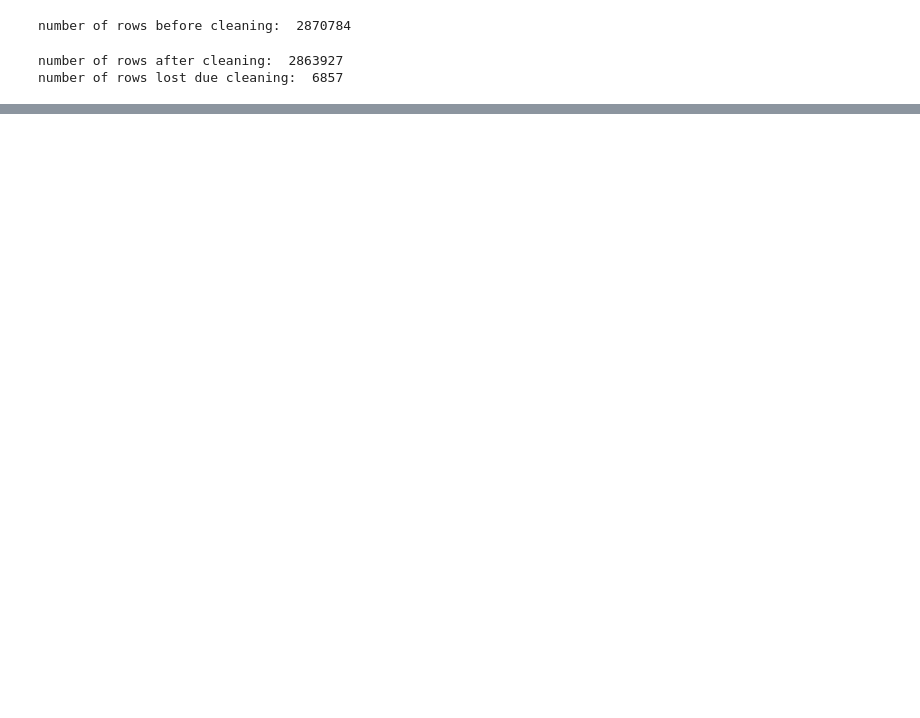
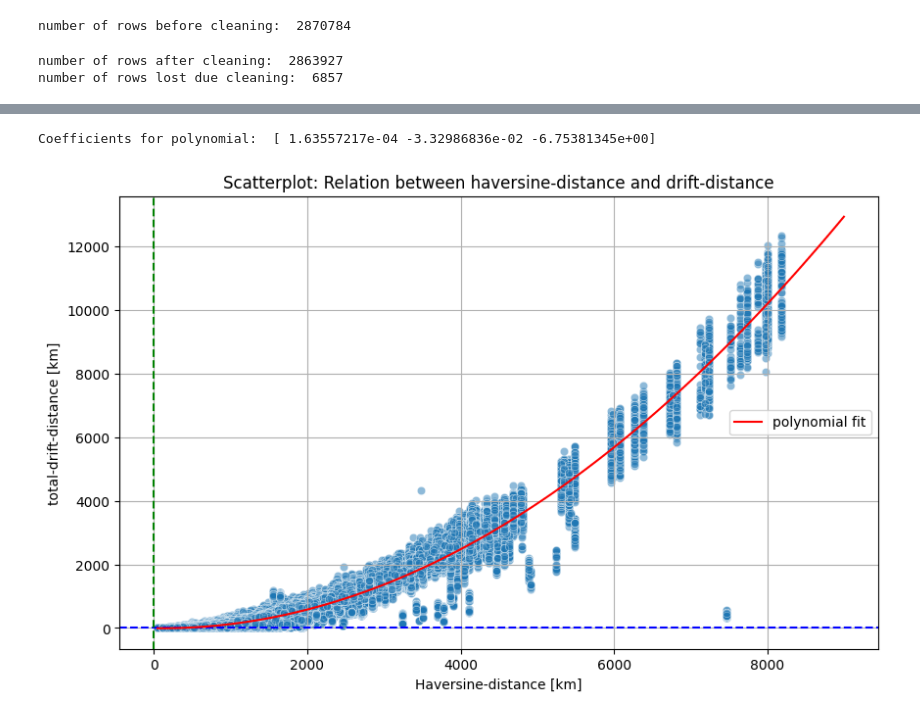
Before and after one commit to janiejestemja/coriolis_flights, a Jupyter notebook: coriolis_analysis_04.ipynb, the cells around one changed output, grey strips where cells are left out. Drawn from its saved outputs; the diff is of its cells as text; code cells hidden in the pictures; blank space fills up the shorter version.

```diff
--- a/coriolis_analysis_04.ipynb
+++ b/coriolis_analysis_04.ipynb
@@ -104,3 +104,33 @@ plt.show()
+# %%
+# let's see how a quadratic curve fits
+coefs = np.polyfit(fdf_merged["haversine_distance"], fdf_merged["total_drift_distance"], 2)
+print("Coefficients for polynomial: ", coefs)
+# %% [output]
+Coefficients for polynomial:  [ 1.63557217e-04 -3.32986836e-02 -6.75381345e+00]
+# %%
+# setup polynomial for plot
+poly_x_vals = np.linspace(fdf_merged["haversine_distance"].min(), 9000, 100) # 9000 is to cut off plot
+poly_y_vals = np.polyval(coefs, poly_x_vals)
+# %%
+# checking if model checks out visually
+plt.figure(figsize=(10, 6))
+sns.scatterplot(x="haversine_distance", y="total_drift_distance", data=fdf_merged, alpha=0.5)
+
+plt.title("Scatterplot: Relation between haversine-distance and drift-distance")
+plt.xlabel("Haversine-distance [km]")
+plt.ylabel("total-drift-distance [km]")
+
+plt.axhline(0, color="blue", linestyle="--")  # Reference line for x-axis
+plt.axvline(0, color="green", linestyle="--")  # Reference line for y-axis
+
+# setup polynomial for plot
+plt.plot(poly_x_vals, poly_y_vals, color="red", label="polynomial fit")
+
+plt.grid(True)
+plt.legend()
+plt.show()
+# %% [output]
+[figure, added]
 # %%
 # linear regression using scikit-learn
 X = fdf_merged["haversine_distance"].values.reshape(-1, 1)
```
Also changed, not shown: parts of 13 cells of this notebook.
